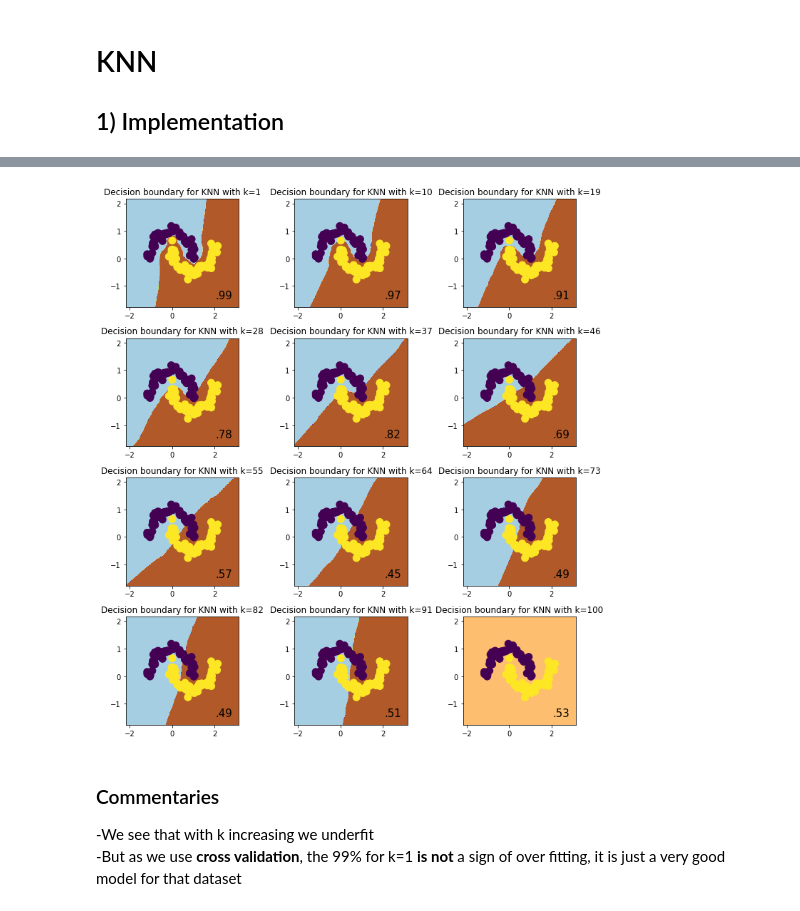
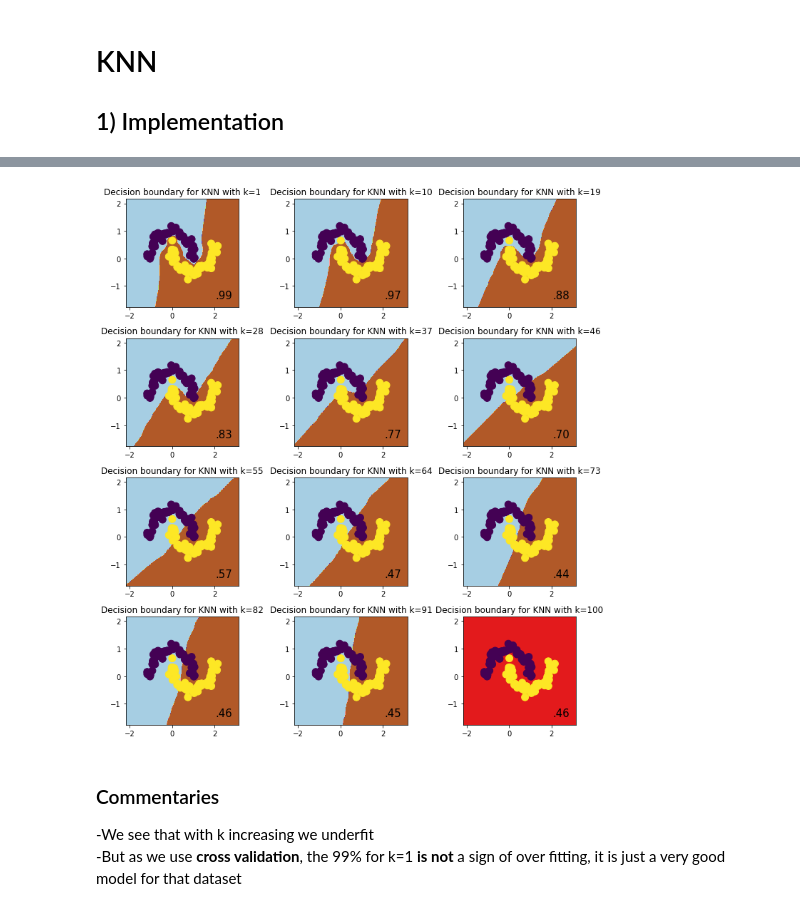
Before and after one commit to cosmo-sterin/M1_ENSL, a Jupyter notebook: ML/TP2/Rendu TP2 Tristan Sterin.ipynb, the cells around one changed output, grey strips where cells are left out. Drawn from its saved outputs; the diff is of its cells as text; code cells hidden in the pictures.

```diff
--- a/ML/TP2/Rendu TP2 Tristan Sterin.ipynb
+++ b/ML/TP2/Rendu TP2 Tristan Sterin.ipynb
@@ -37,9 +38,10 @@ class myKNN:
     def predict_one(self, query_vec):
         distances = np.linalg.norm(self._data[:,:-1]-query_vec,axis=1)
         kNNs = distances.argsort()[:self._k]
-        number_ones = (self._data[:,-1:].squeeze())[kNNs].sum()
-        # We resolve ties [0,0,1,1] by saying 1 wins (>=)
-        return float(number_ones >= float(self._k)/2.0)
+        closest_labels = (self._data[:,-1:].squeeze())[kNNs].astype(int)
+        # We resolve ties by taking
+        # the smallest class among winners
+        return np.argmax(np.bincount(closest_labels))
 
     # to_predict must be a np matrix
     # Of shape n_examples * n_features
@@ -59,7 +61,7 @@ class myKNN:
     def get_score_on(self, sample):
         prediction = self.predict(sample[:,:-1])
         labels = sample[:,-1:].squeeze()
-        error_vec = np.abs(labels-prediction)
-        return 1 - error_vec.sum()/len(sample)
+        success = (prediction == labels).sum()
+        return success/len(sample)
 # %% [markdown]
 ## 2) Tests
@@ -67,4 +69,7 @@ class myKNN:
 We show the decision boundaries for different k's with **cross-valid** score in the down right corner.
 # %%
 # Dataset gen
-X, y = make_moons(noise = 0.1, random_state=1)
+X_moons, y_moons = make_moons(noise = 0.1, random_state=1)
+plt.title("Moons Dataset")
+plt.scatter(X_moons[:,0],X_moons[:,1], c = y_moons, s = 100)
+plt.show()
@@ -71,21 +78,22 @@ X, y = make_moons(noise = 0.1, random_state=1)
 # %%
 # Training KNN for different k
 # And computing cross-valid scores
-KNN_clf = [(myKNN(k),0.0) for k in range(1,101,9)]
-for (i,(model,_)) in enumerate(KNN_clf):
-    score = cross_valid_score(model,np.c_[X,y])
-    model.learn(np.c_[X,y],p=False)
-    KNN_clf[i] =(model, score)
+KNN_clf_moons = [(myKNN(k),0.0) for k in range(1,101,9)]
+data_moons = np.c_[X_moons,y_moons]
+for (i,(model,_)) in enumerate(KNN_clf_moons):
+    score = cross_valid_score(model,data_moons)
+    model.learn(data_moons,p=False)
+    KNN_clf_moons[i] = (model, score)
 # %%
 # Showing the results (with cross valid score in down left)
 plt.figure(figsize=(10,11))
-for (i,(model,score)) in enumerate(KNN_clf):
-    ax = plt.subplot(len(KNN_clf)/3, 3, i+1)
-    plot_frontiere(model, X, y, ax, score)
+for (i,(model,score)) in enumerate(KNN_clf_moons):
+    ax = plt.subplot(len(KNN_clf_moons)/3, 3, i+1)
+    plot_frontiere(model, X_moons, y_moons, ax, score)
 plt.tight_layout()
 plt.show()
 # %% [output]
-[figure, old version]
+[figure, new version]
 # %% [markdown]
 ### Commentaries
 -We see that with k increasing we underfit
```
Also changed, not shown: parts of 9 cells of this notebook.
